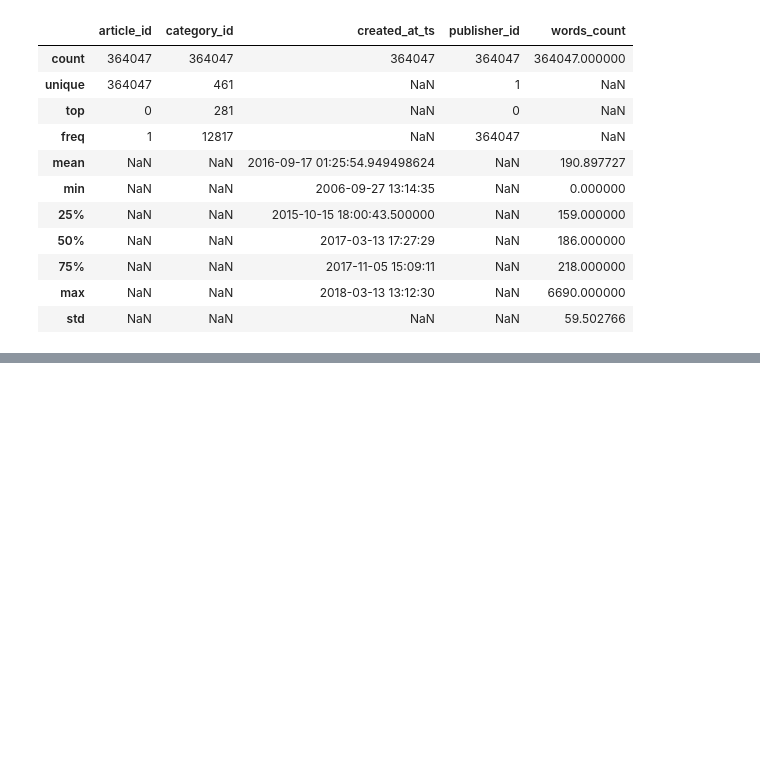
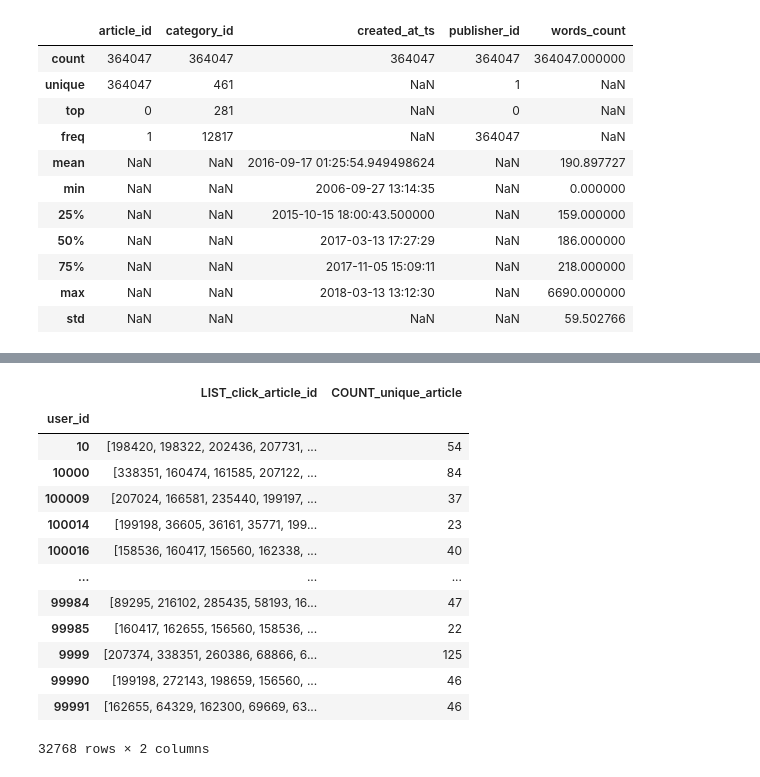
Before and after one commit to fleuryc/OC_AI-Engineer_P9_Books-recommandation-mobile-app, a Jupyter notebook: notebooks/content-based-filtering.ipynb, the cells around one changed output, grey strips where cells are left out. Saved outputs shown, nothing was run; the diff lists cells and outputs as text; code cells hidden in the pictures; blank space fills up the shorter version.

```diff
--- a/notebooks/content-based-filtering.ipynb
+++ b/notebooks/content-based-filtering.ipynb
@@ -332,0 +527,17 @@ fig.show()
+# %%
+users_articles_clicks.query('COUNT_unique_article > 20')
+# %% [output]
+|  | LIST_click_article_id | COUNT_unique_article |
+| user_id |  |  |
+| 10 | [198420, 198322, 202436, 207731, ... | 54 |
+| 10000 | [338351, 160474, 161585, 207122, ... | 84 |
+| 100009 | [207024, 166581, 235440, 199197, ... | 37 |
+| 100014 | [199198, 36605, 36161, 35771, 199... | 23 |
+| 100016 | [158536, 160417, 156560, 162338, ... | 40 |
+| ... | ... | ... |
+| 99984 | [89295, 216102, 285435, 58193, 16... | 47 |
+| 99985 | [160417, 162655, 156560, 158536, ... | 22 |
+| 9999 | [207374, 338351, 260386, 68866, 6... | 125 |
+| 99990 | [199198, 272143, 198659, 156560, ... | 46 |
+| 99991 | [162655, 64329, 162300, 69669, 63... | 46 |
+32768 rows × 2 columns
```
Also changed, not shown: parts of 17 cells of this notebook.
